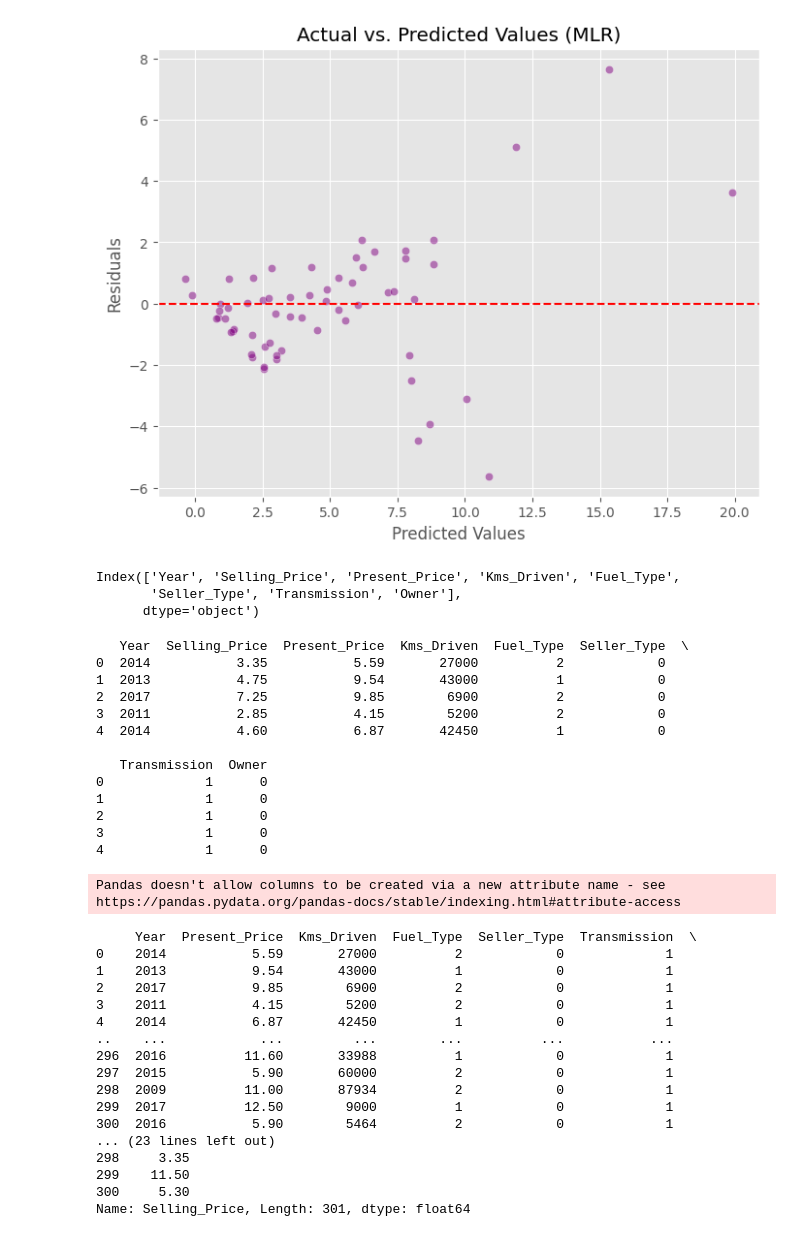
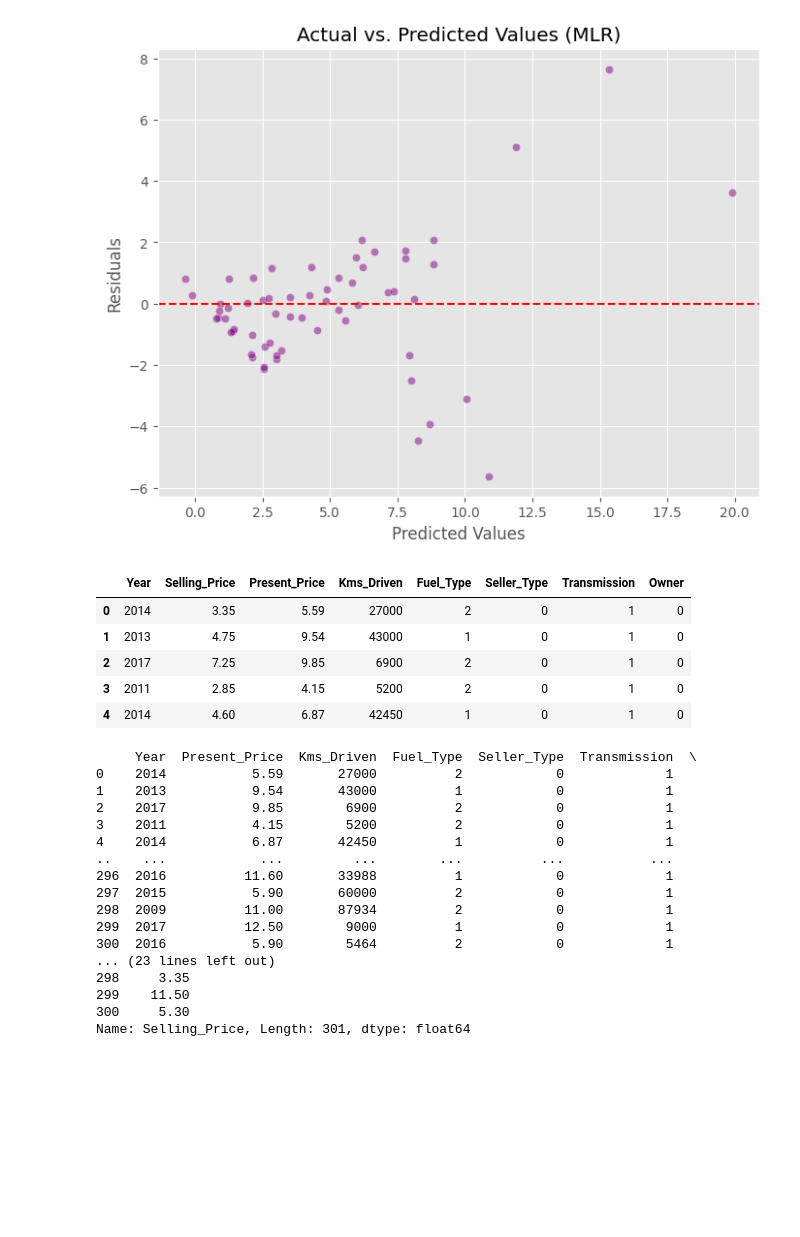
Before and after one commit to Abadi-kfupm/cars_data, a Jupyter notebook: EM502Project.ipynb, the cells around one changed output. Cells and saved outputs as stored; diff of their text form; code cells hidden in the pictures; blank space fills up the shorter version.

```diff
--- a/EM502Project.ipynb
+++ b/EM502Project.ipynb
@@ -638,44 +679,30 @@ plt.show()
 # Reperent the categorical features with numerical values
 # Fuel_Type , Seller_Type, Transmission can classified
 # Car_Name is categorical and non-numeric, it can be dropped from the dataset as follows:
+# Drop unnecessary columns
 if 'Car_Name' in df.columns:
-    df.drop(columns=['Car_Name'], inplace=True) # Unneccessary Column (negligiable contribution )
-print(df.columns)
+    df.drop(columns=['Car_Name'], inplace=True)  # Car name is categorical and non-numeric
-# %% [output]
-Index(['Year', 'Selling_Price', 'Present_Price', 'Kms_Driven', 'Fuel_Type',
-       'Seller_Type', 'Transmission', 'Owner'],
-      dtype='object')
-# %%
-# Identify categorical columns
-categorical_cols = ['Fuel_Type', 'Seller_Type', 'Transmission']
-df.label_encoders = {} # Assign an empty dictionary to df.label_encoders
-
-# Encode categorical variables
-from sklearn.preprocessing import LabelEncoder # Import LabelEncoder
-for col in categorical_cols:
-    le = LabelEncoder() # Create a LabelEncoder object
-    df[col] = le.fit_transform(df[col])
-    df.label_encoders[col] = le  # Store encoders if needed later
-
-# Check for missing values and fill them
-df.fillna(df.median(), inplace=True)
-
-print(df.head())
-# %% [output]
-   Year  Selling_Price  Present_Price  Kms_Driven  Fuel_Type  Seller_Type  \
-0  2014           3.35           5.59       27000          2            0
-1  2013           4.75           9.54       43000          1            0
-2  2017           7.25           9.85        6900          2            0
-3  2011           2.85           4.15        5200          2            0
-4  2014           4.60           6.87       42450          1            0
-
-   Transmission  Owner
-0             1      0
-1             1      0
-2             1      0
-3             1      0
-4             1      0
-Pandas doesn't allow columns to be created via a new attribute name - see https://pandas.pydata.org/pandas-docs/stable/indexing.html#attribute-access
+# %%
+# Replace the Categorical ordinal features into numerical
+from sklearn.preprocessing import LabelEncoder
+
+categorical_cols = ['Fuel_Type', 'Seller_Type', 'Transmission']
+
+# Create a dictionary to store encoders
+label_encoders = {}
+
+# Encode categorical variables
+for col in categorical_cols:
+    label_encoders[col] = LabelEncoder()
+    df[col] = label_encoders[col].fit_transform(df[col])
+df.head()
+# %% [output]
+|  | Year | Selling_Price | Present_Price | Kms_Driven | Fuel_Type | Seller_Type | Transmission | Owner |
+| 0 | 2014 | 3.35 | 5.59 | 27000 | 2 | 0 | 1 | 0 |
+| 1 | 2013 | 4.75 | 9.54 | 43000 | 1 | 0 | 1 | 0 |
+| 2 | 2017 | 7.25 | 9.85 | 6900 | 2 | 0 | 1 | 0 |
+| 3 | 2011 | 2.85 | 4.15 | 5200 | 2 | 0 | 1 | 0 |
+| 4 | 2014 | 4.60 | 6.87 | 42450 | 1 | 0 | 1 | 0 |
 # %%
 # Predict The Selling Price Considering all Features
 
```
Also changed, not shown: parts of 29 cells of this notebook.
